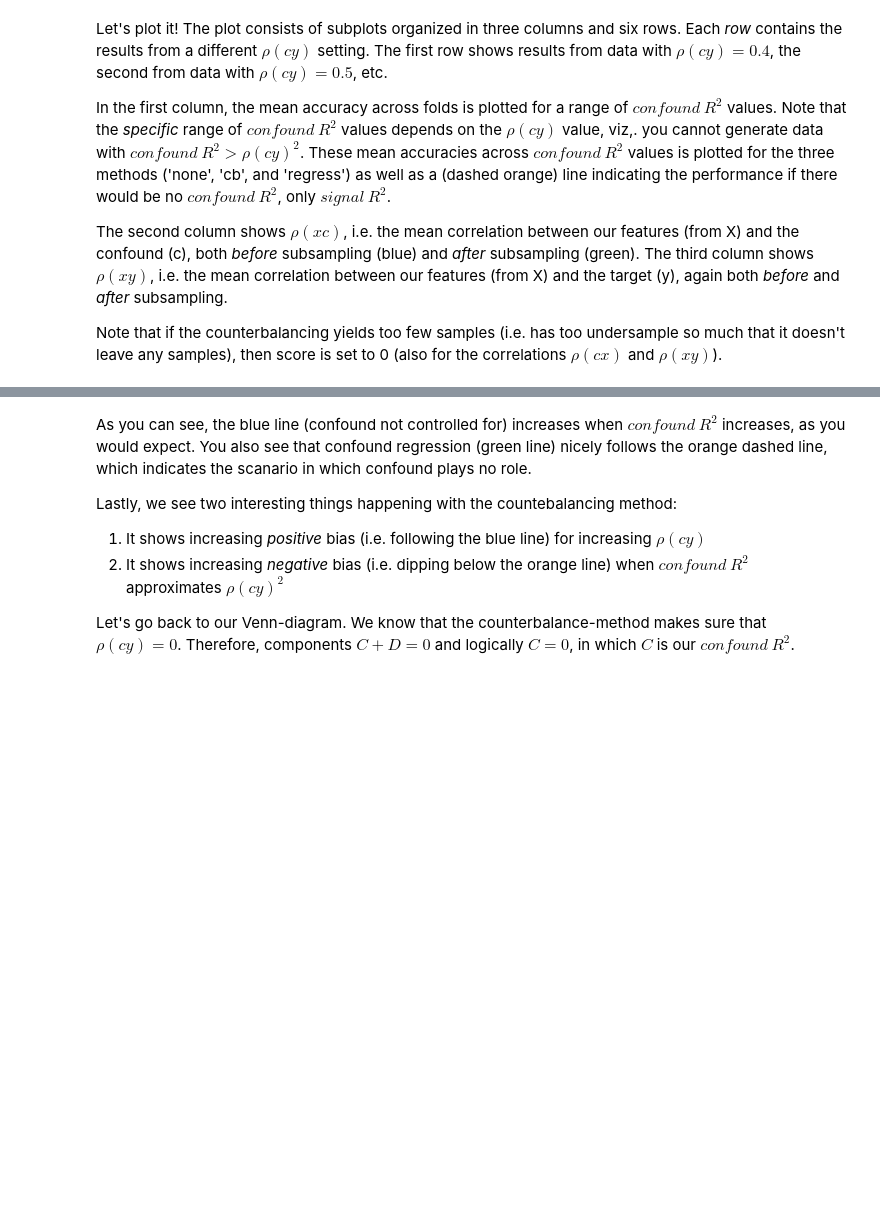
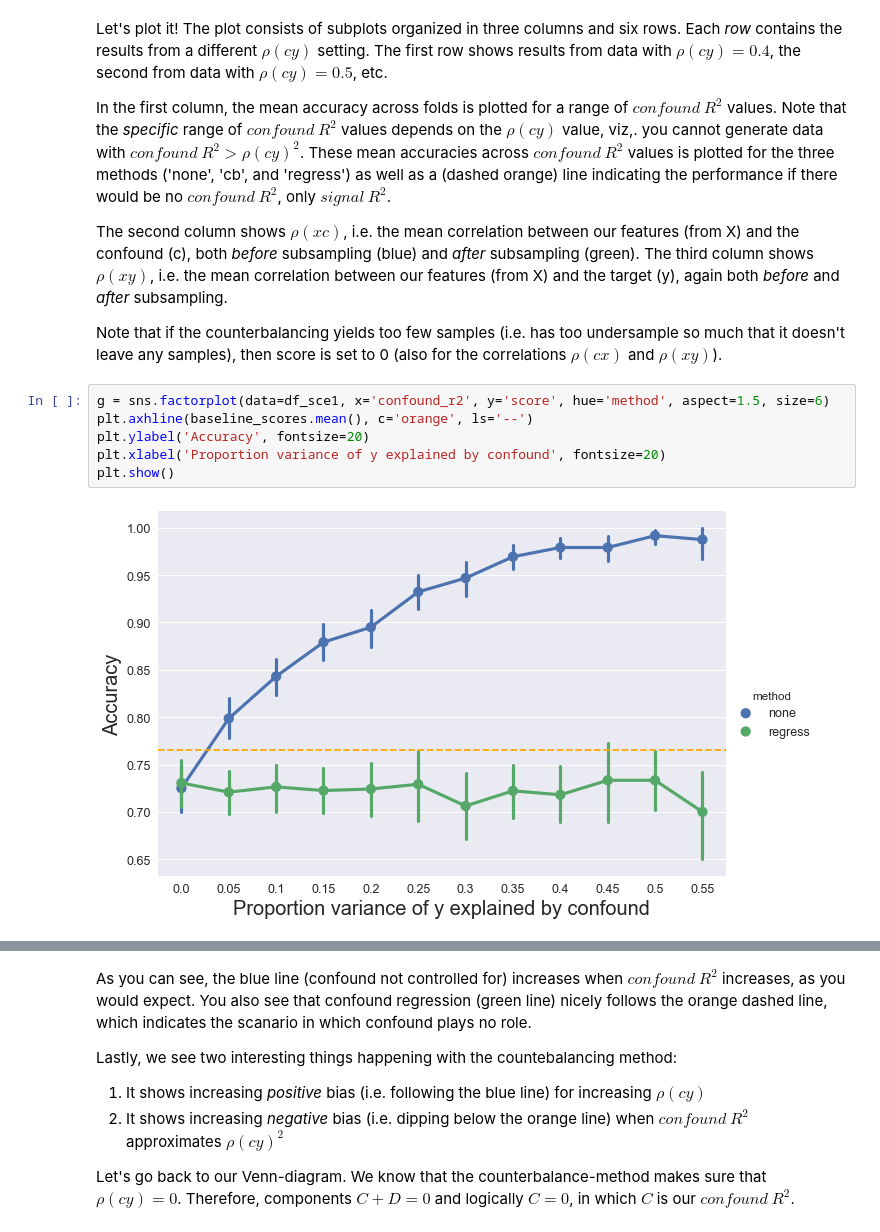
Before and after one commit to lukassnoek/MVCA, a Jupyter notebook: analyses/simulation/simulation_counterbalancing_vs_regression.ipynb, the cells around one changed output, grey strips where cells are left out. Cells and saved outputs as stored; diff of their text form; blank space fills up the shorter version.

```diff
--- a/analyses/simulation/simulation_counterbalancing_vs_regression.ipynb
+++ b/analyses/simulation/simulation_counterbalancing_vs_regression.ipynb
@@ -524,3 +522,11 @@ In the first column, the mean accuracy across folds is plotted for a range of $c
 The second column shows $\rho(xc)$, i.e. the mean correlation between our features (from X) and the confound (c), both *before* subsampling (blue) and *after* subsampling (green). The third column shows $\rho(xy)$, i.e. the mean correlation between our features (from X) and the target (y), again both *before* and *after* subsampling.
 
 Note that if the counterbalancing yields too few samples (i.e. has too undersample so much that it doesn't leave any samples), then score is set to 0 (also for the correlations $\rho(cx)$ and $\rho(xy)$).
+# %%
+g = sns.factorplot(data=df_sce1, x='confound_r2', y='score', hue='method', aspect=1.5, size=6)
+plt.axhline(baseline_scores.mean(), c='orange', ls='--')
+plt.ylabel('Accuracy', fontsize=20)
+plt.xlabel('Proportion variance of y explained by confound', fontsize=20)
+plt.show()
+# %% [output]
+[figure, added]
```
Also changed, not shown: parts of 3 cells of this notebook, 1 other file.
